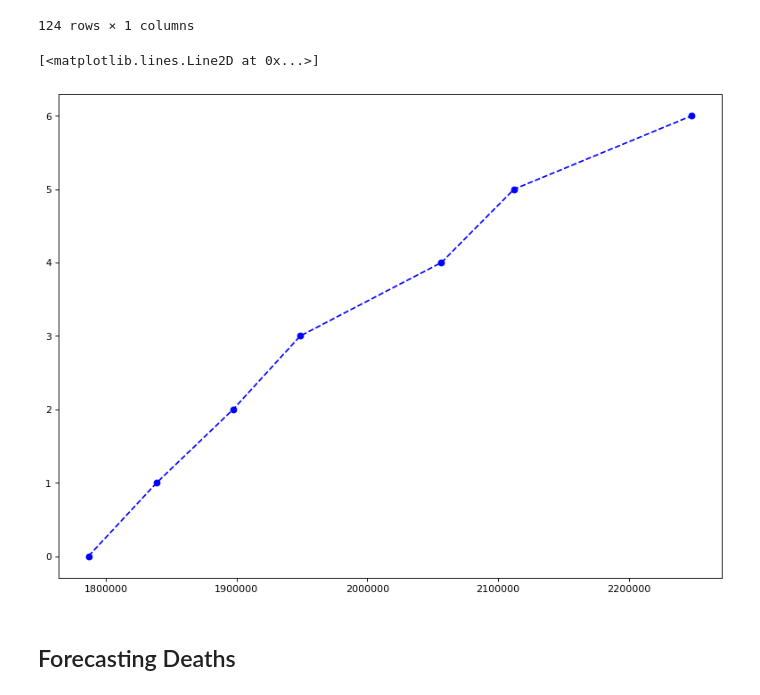
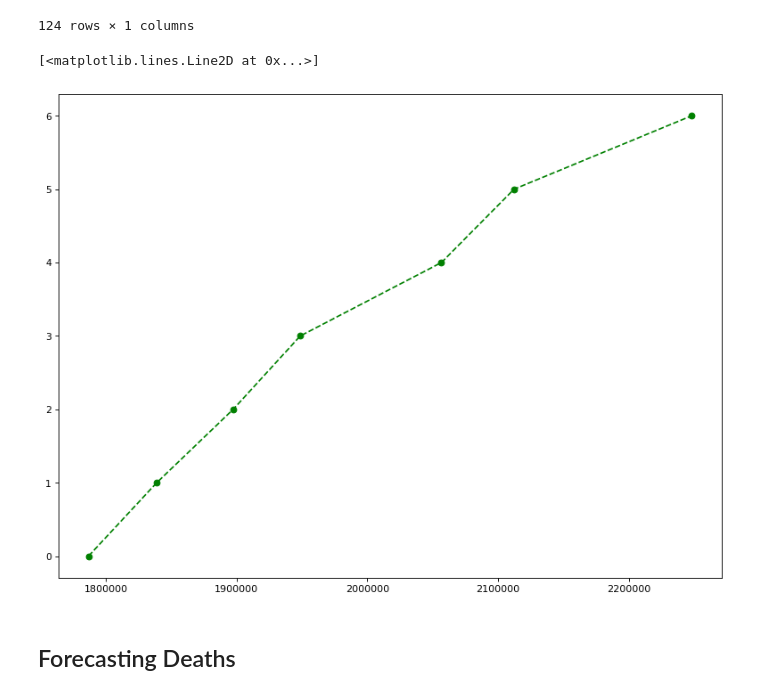
Before and after one commit to asrjy/covid-lstm, a Jupyter notebook: lstm.ipynb, the cells around one changed output. Cells and saved outputs as stored; diff of their text form; code cells hidden in the pictures.

```diff
--- a/lstm.ipynb
+++ b/lstm.ipynb
@@ -352,10 +352,10 @@ df_temp_rec
 # %%
 from matplotlib.pyplot import figure
 figure(num=None, figsize=(12,9), dpi=80, facecolor='w', edgecolor='k')
-plt.plot(df_temp_rec[-7:], range(7), linestyle='--', marker='o', color='b')
+plt.plot(df_temp_rec[-7:], range(7), linestyle='--', marker='o', color='g')
 # %% [output]
 [<matplotlib.lines.Line2D at 0x...>]
-[figure, old version]
+[figure, new version]
 # %% [markdown]
 ## Forecasting Deaths
 # %%
```
Also changed, not shown: parts of 9 cells of this notebook.
